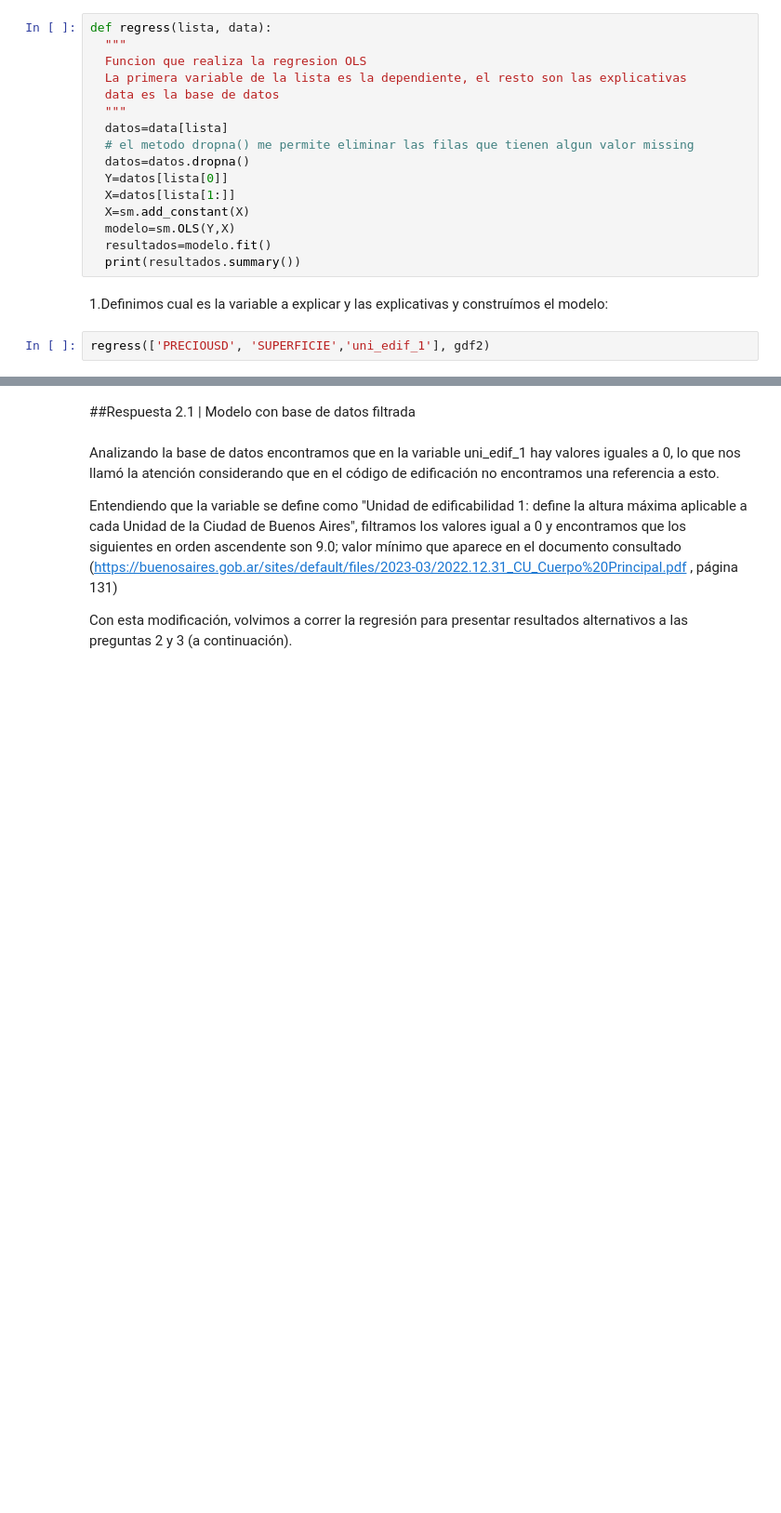
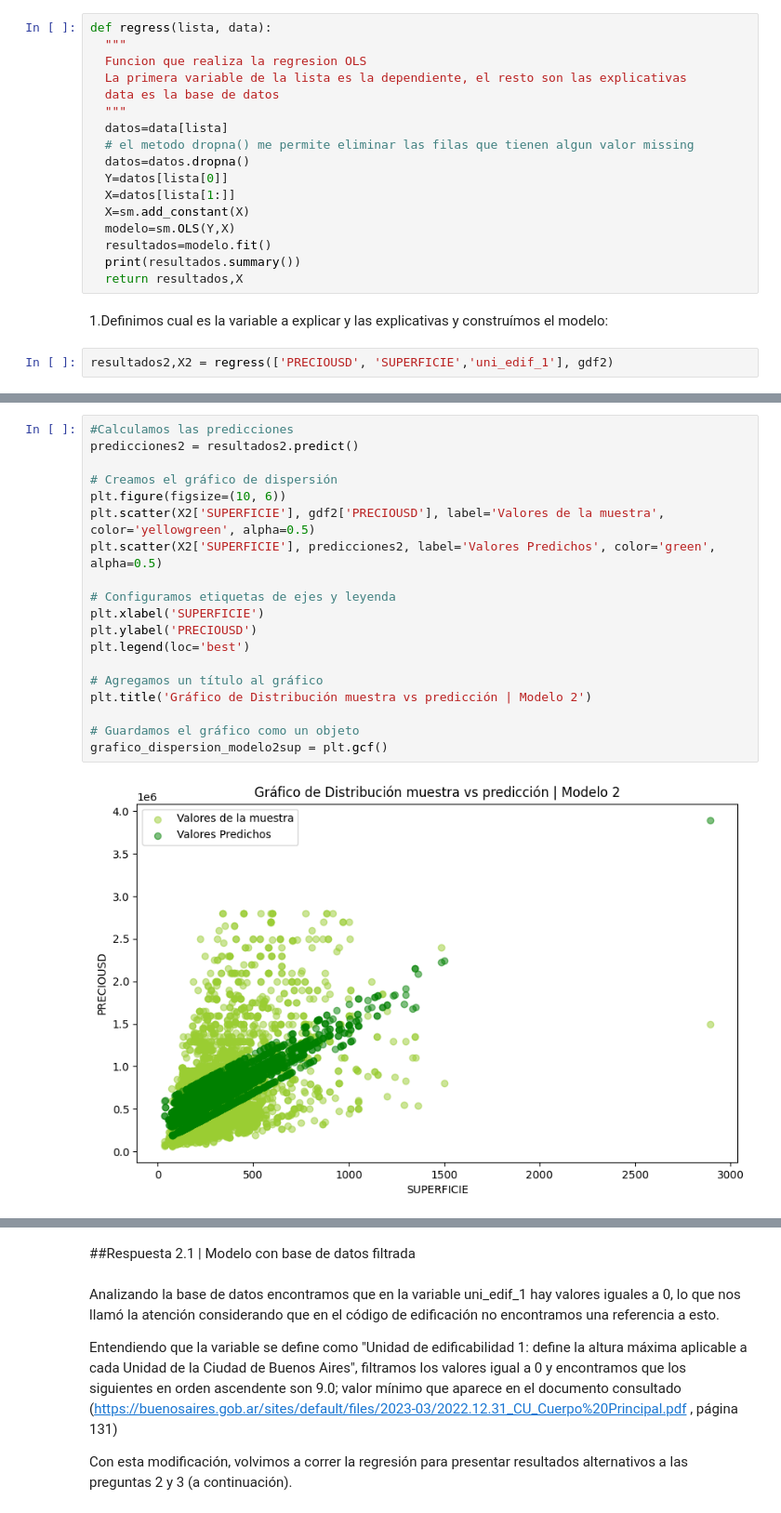
Before and after one commit to AngSuAnz/clinica_de_datos, a Jupyter notebook: FINAL_Metodos_Cuantitativos_2023_Lince_Suarez_Regulacion.ipynb, the cells around one changed output, grey strips where cells are left out. Shown at 93% size. Saved outputs shown, nothing was run; the diff lists cells and outputs as text; blank space fills up the shorter version.

```diff
--- a/FINAL_Metodos_Cuantitativos_2023_Lince_Suarez_Regulacion.ipynb
+++ b/FINAL_Metodos_Cuantitativos_2023_Lince_Suarez_Regulacion.ipynb
@@ -383,10 +421,11 @@ def regress(lista, data):
   modelo=sm.OLS(Y,X)
   resultados=modelo.fit()
   print(resultados.summary())
+  return resultados,X
 # %% [markdown]
 1.Definimos cual es la variable a explicar y las explicativas y construímos el modelo:
 # %%
-regress(['PRECIOUSD', 'SUPERFICIE','uni_edif_1'], gdf2)
+resultados2,X2 = regress(['PRECIOUSD', 'SUPERFICIE','uni_edif_1'], gdf2)
 # %% [output]
                             OLS Regression Results
 ==============================================================================
@@ -418,0 +462,21 @@ Hasta este punto del proceso teníamos dudas acerca del coeficiente B0 ya que no
+# %%
+#Calculamos las predicciones
+predicciones2 = resultados2.predict()
+
+# Creamos el gráfico de dispersión
+plt.figure(figsize=(10, 6))
+plt.scatter(X2['SUPERFICIE'], gdf2['PRECIOUSD'], label='Valores de la muestra', color='yellowgreen', alpha=0.5)
+plt.scatter(X2['SUPERFICIE'], predicciones2, label='Valores Predichos', color='green', alpha=0.5)
+
+# Configuramos etiquetas de ejes y leyenda
+plt.xlabel('SUPERFICIE')
+plt.ylabel('PRECIOUSD')
+plt.legend(loc='best')
+
+# Agregamos un título al gráfico
+plt.title('Gráfico de Distribución muestra vs predicción | Modelo 2')
+
+# Guardamos el gráfico como un objeto
+grafico_dispersion_modelo2sup = plt.gcf()
+# %% [output]
+[figure, added]
```
Also changed, not shown: parts of 74 cells of this notebook.
